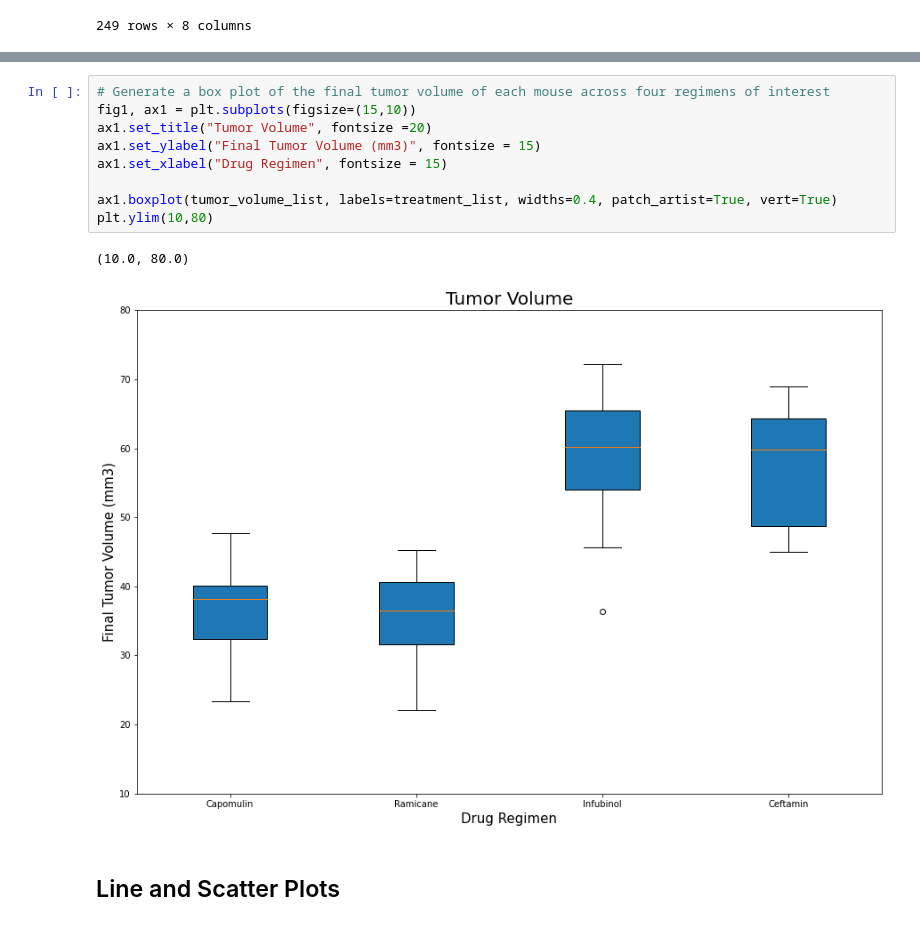
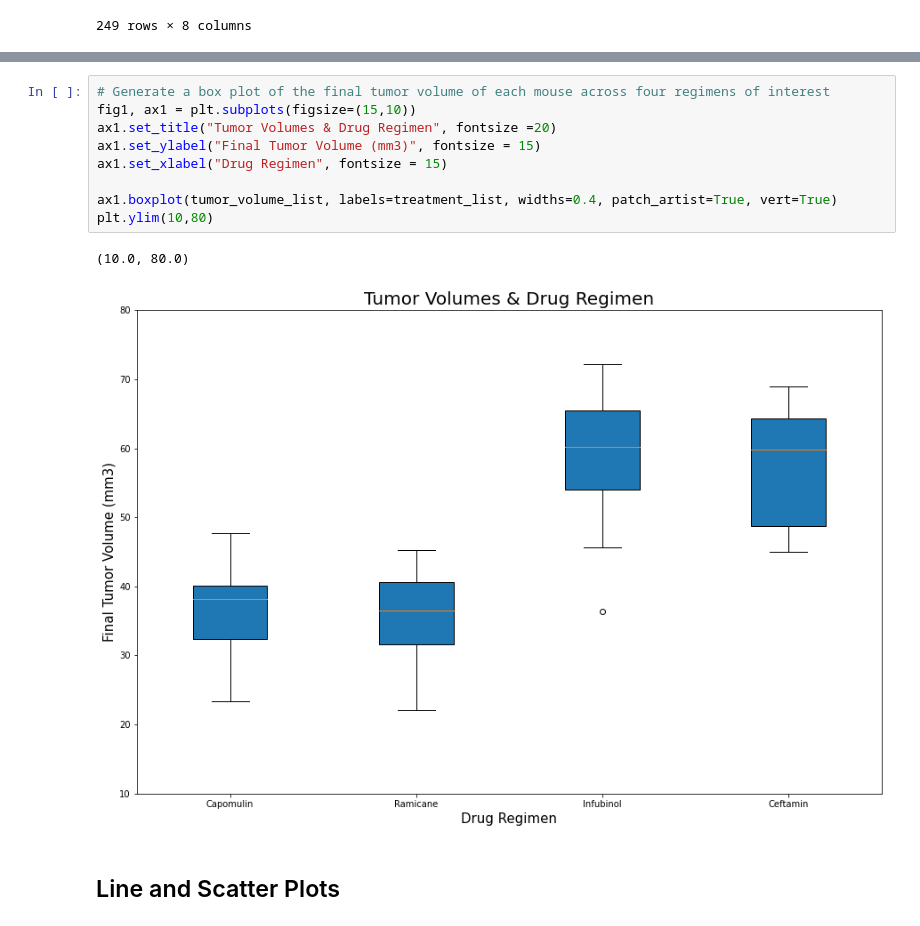
Before and after one commit to i1620/matplotlib-challenge, a Jupyter notebook: pymaceuticals.ipynb, the cells around one changed output, grey strips where cells are left out. Drawn from its saved outputs; the diff is of its cells as text.

```diff
--- a/pymaceuticals.ipynb
+++ b/pymaceuticals.ipynb
@@ -300,15 +300,15 @@ Values above 87.66645829999999 could be outliers.
 # %%
 # Generate a box plot of the final tumor volume of each mouse across four regimens of interest
 fig1, ax1 = plt.subplots(figsize=(15,10))
-ax1.set_title("Tumor Volume", fontsize =20)
+ax1.set_title("Tumor Volumes & Drug Regimen", fontsize =20)
 ax1.set_ylabel("Final Tumor Volume (mm3)", fontsize = 15)
 ax1.set_xlabel("Drug Regimen", fontsize = 15)
 
 ax1.boxplot(tumor_volume_list, labels=treatment_list, widths=0.4, patch_artist=True, vert=True)
 plt.ylim(10,80)
 # %% [output]
 (10.0, 80.0)
-[figure, old version]
+[figure, new version]
 # %% [markdown]
 ## Line and Scatter Plots
 # %%
```
